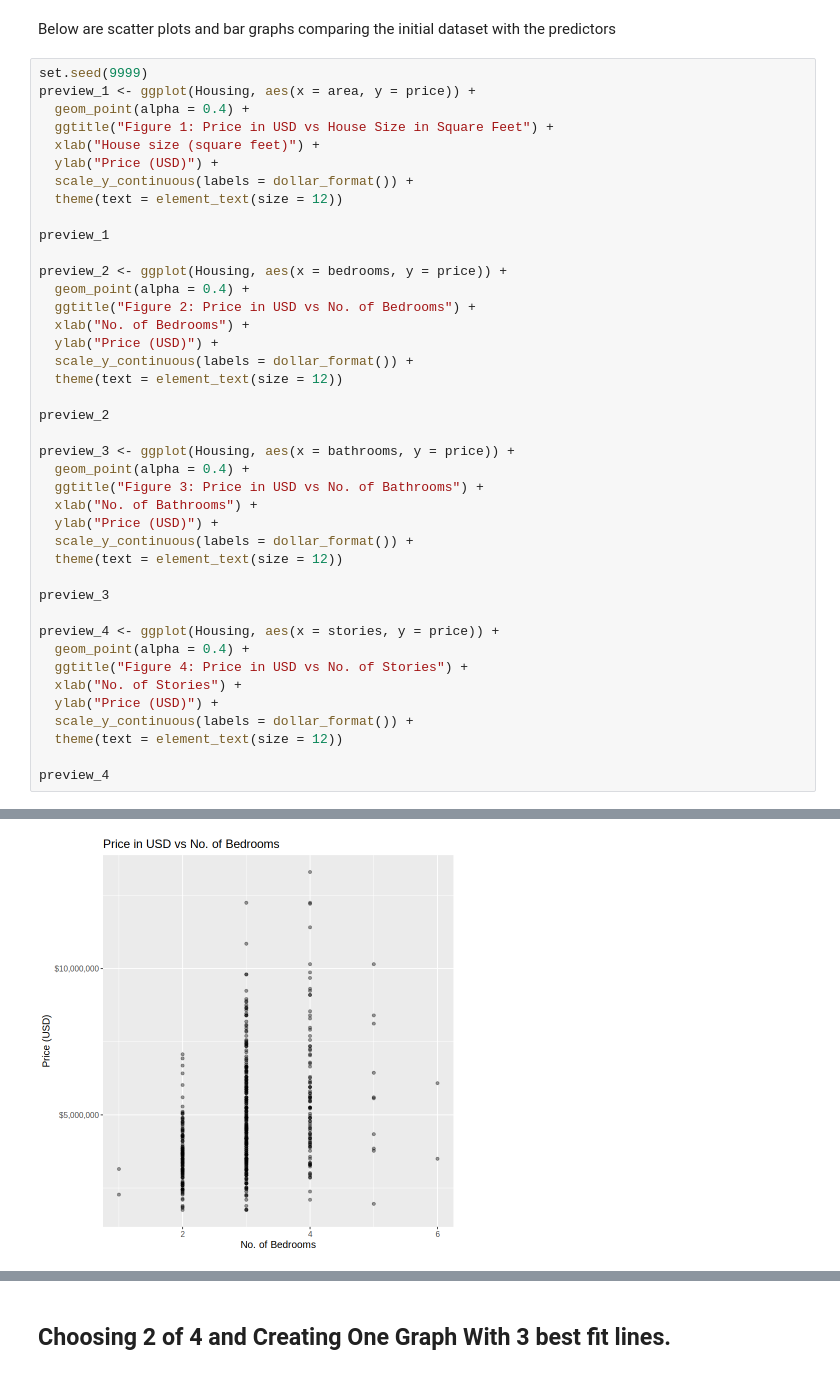
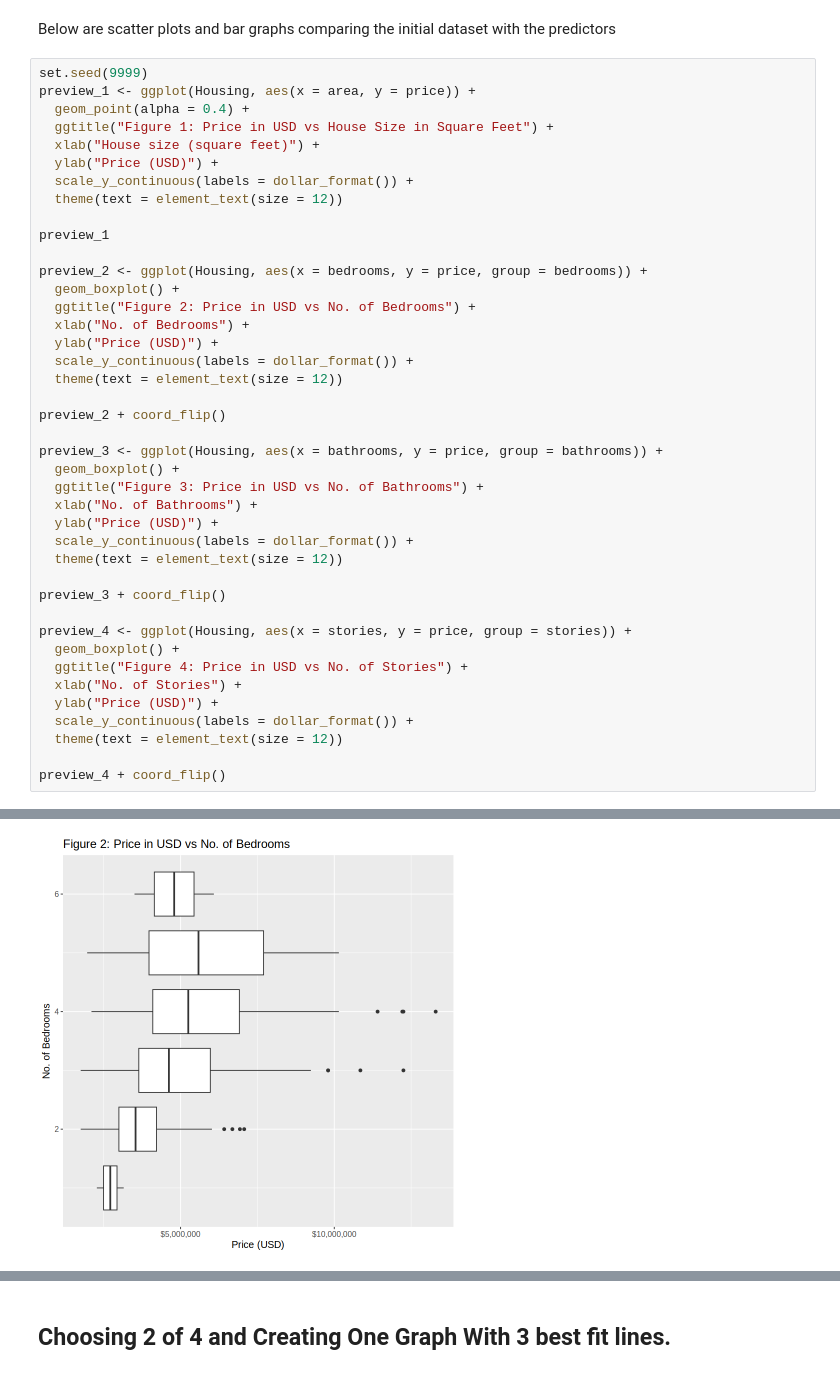
Before and after one commit to jio7887oij/dsci-100-009-1, a Jupyter notebook: FinalProjectVersion2.ipynb, the cells around one changed output, grey strips where cells are left out. Drawn from its saved outputs; the diff is of its cells as text.

```diff
--- a/FinalProjectVersion2.ipynb
+++ b/FinalProjectVersion2.ipynb
@@ -83,33 +84,33 @@ preview_1 <- ggplot(Housing, aes(x = area, y = price)) +
 
 preview_1
 
-preview_2 <- ggplot(Housing, aes(x = bedrooms, y = price)) +
-  geom_point(alpha = 0.4) +
+preview_2 <- ggplot(Housing, aes(x = bedrooms, y = price, group = bedrooms)) +
+  geom_boxplot() +
   ggtitle("Figure 2: Price in USD vs No. of Bedrooms") +
   xlab("No. of Bedrooms") +
   ylab("Price (USD)") +
   scale_y_continuous(labels = dollar_format()) +
   theme(text = element_text(size = 12))
 
-preview_2
+preview_2 + coord_flip()
 
-preview_3 <- ggplot(Housing, aes(x = bathrooms, y = price)) +
-  geom_point(alpha = 0.4) +
+preview_3 <- ggplot(Housing, aes(x = bathrooms, y = price, group = bathrooms)) +
+  geom_boxplot() +
   ggtitle("Figure 3: Price in USD vs No. of Bathrooms") +
   xlab("No. of Bathrooms") +
   ylab("Price (USD)") +
   scale_y_continuous(labels = dollar_format()) +
   theme(text = element_text(size = 12))
 
-preview_3
+preview_3 + coord_flip()
 
-preview_4 <- ggplot(Housing, aes(x = stories, y = price)) +
-  geom_point(alpha = 0.4) +
+preview_4 <- ggplot(Housing, aes(x = stories, y = price, group = stories)) +
+  geom_boxplot() +
   ggtitle("Figure 4: Price in USD vs No. of Stories") +
   xlab("No. of Stories") +
   ylab("Price (USD)") +
   scale_y_continuous(labels = dollar_format()) +
   theme(text = element_text(size = 12))
 
-preview_4
+preview_4 + coord_flip()
 # %% [output]
@@ -117 +118 @@ preview_4
-[figure, old version]
+[figure, new version]
```
Also changed, not shown: parts of 6 cells of this notebook.
